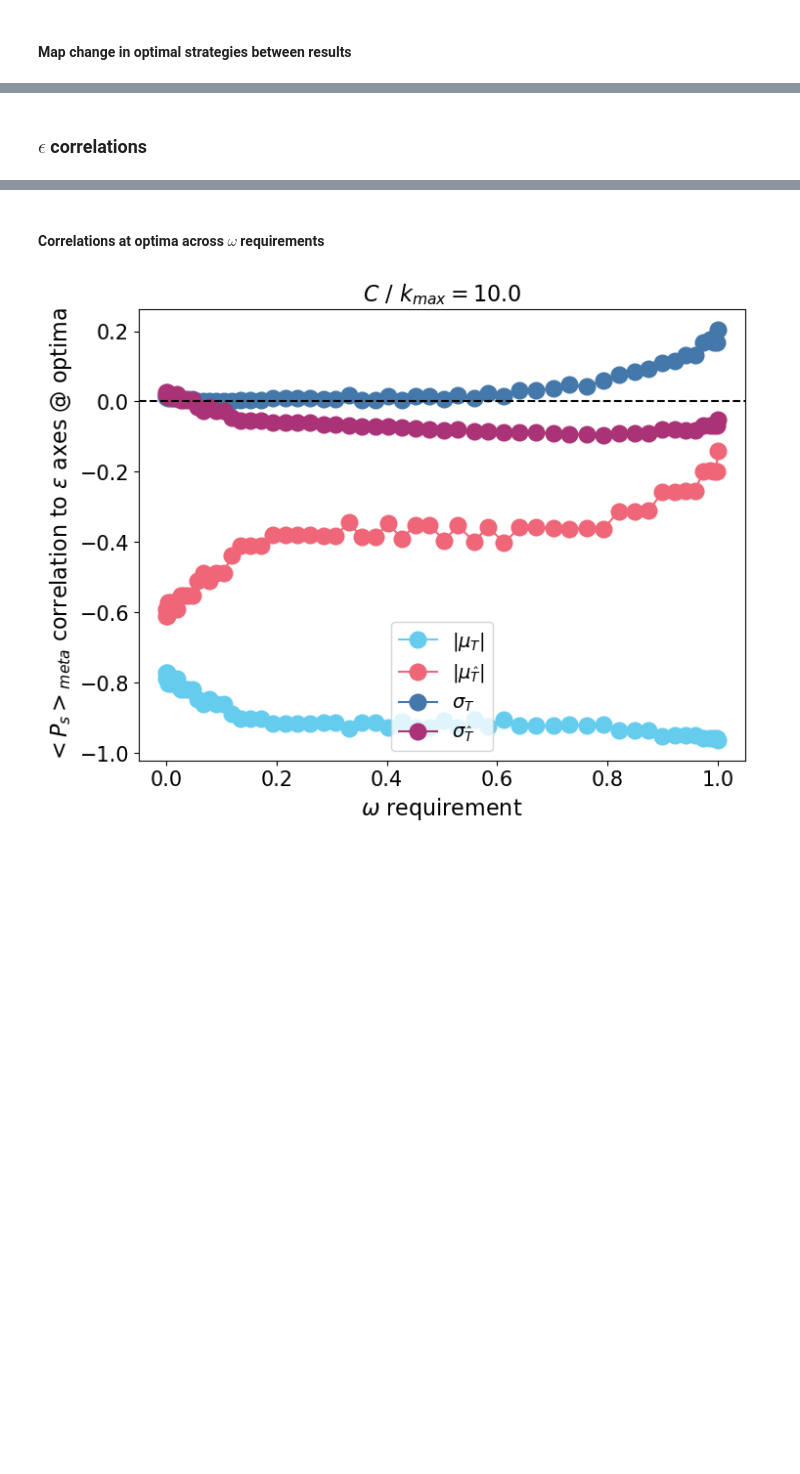
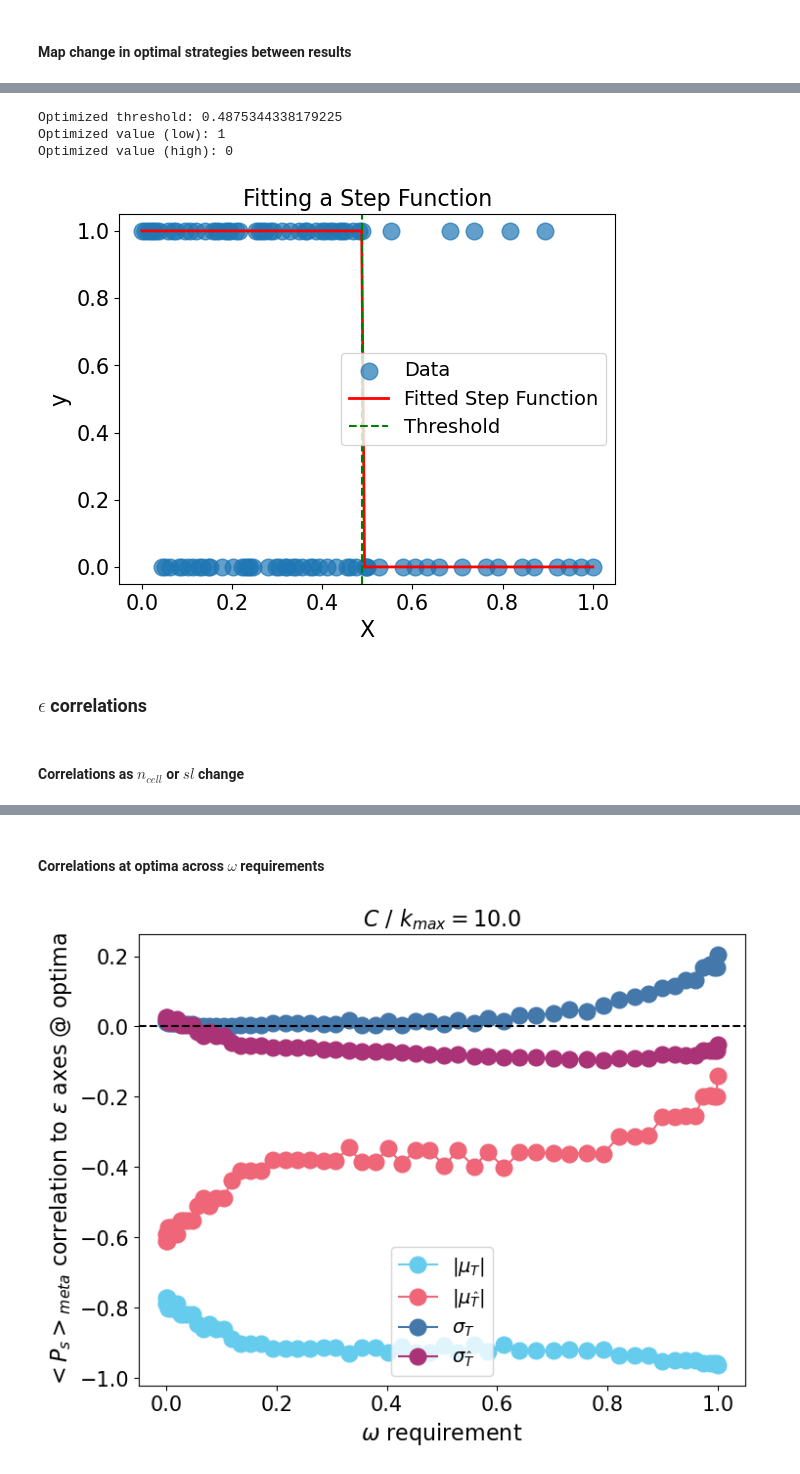
Before and after one commit to patricklawton/TecateCypress, a Jupyter notebook: sensitivity/viz.ipynb, the cells around one changed output, grey strips where cells are left out. Cells and saved outputs as stored; diff of their text form; code cells hidden in the pictures; blank space fills up the shorter version.

```diff
--- a/sensitivity/viz.ipynb
+++ b/sensitivity/viz.ipynb
@@ -397,5 +694,79 @@ ax.set_yticks([])
+# %%
+from scipy.optimize import minimize
+import numpy as np
+import matplotlib.pyplot as plt
+
+# Generate example data
+np.random.seed()
+# X = np.linspace(0, 1, 100)
+X = np.concatenate((np.linspace(0, 0.5, 80), np.linspace(0.5, 1, 20)))
+true_threshold = 0.0
+true_value_low = 1.0
+true_value_high = 2.0
+noise = np.random.normal(scale=0.1, size=X.shape)
+# midpoint = round(X.size / 2)
+midpoint = 80
+sim_p_o = np.concatenate((np.repeat(0.6,midpoint), np.repeat(0.3, X.size - midpoint)))
+# sim_p_o = np.concatenate((np.repeat(0.1,midpoint), np.repeat(0.9, X.size - midpoint)))
+# sim_p_o = np.concatenate((np.repeat(0.0,midpoint), np.repeat(0.75, X.size - midpoint)))
+# sim_p_o = np.repeat(0.05, X.size)
+y = np.random.binomial(1, sim_p_o, 100)
+
+# Define the step function
+def step_function(x, threshold, value_low, value_high):
+    """Step function with threshold and two values."""
+    return np.where(x < threshold, value_low, value_high)
+
+# Define the loss function (mean squared error)
+def mse_loss(params):
+    """Mean squared error for the step function fit."""
+    threshold = params[0]
+    value_low = allowed_values[int(round(params[1]))]
+    value_high = allowed_values[int(round(params[2]))]
+    y_pred = step_function(X, threshold, value_low, value_high)
+    return np.mean((y - y_pred) ** 2)
+
+# List of allowed values for 'value_low' and 'value_high'
+allowed_values = np.array([0, 1])
+# Initial guess for parameters [threshold, value_low, value_high]
+initial_guess = [0.5, 0.5, 0.5]
+# Optimize the parameters
+bounds = [(X.min(), X.max()), (0, allowed_values.size - 1), (0, allowed_values.size - 1)]
+# result = minimize(mse_loss, initial_guess, method='Nelder-Mead', bounds=bounds)
+result = scipy.optimize.differential_evolution(mse_loss, bounds)
+
+# Extract optimized parameters
+optimized_threshold = result.x[0]
+optimized_value_low = allowed_values[int(round(result.x[1]))]
+optimized_value_high = allowed_values[int(round(result.x[2]))]
+
+# Print results
+print("Optimized threshold:", optimized_threshold)
+print("Optimized value (low):", optimized_value_low)
+print("Optimized value (high):", optimized_value_high)
+
+# Plot the data and the fitted step function
+plt.scatter(X, y, label='Data', alpha=0.7)
+plt.plot(
+    X,
+    step_function(X, optimized_threshold, optimized_value_low, optimized_value_high),
+    color='red', label='Fitted Step Function', linewidth=2
+)
+plt.axvline(optimized_threshold, color='green', linestyle='--', label='Threshold')
+plt.legend()
+plt.xlabel('X')
+plt.ylabel('y')
+plt.title('Fitting a Step Function')
+plt.show()
+# %% [output]
+Optimized threshold: 0.4875344338179225
+Optimized value (low): 1
+Optimized value (high): 0
+[figure, added]
 # %% [markdown]
 ### $\epsilon$ correlations
+# %% [markdown]
+#### Correlations as $n_{cell}$ or $sl$ change
 # %%
 fig, ax = plt.subplots(1, figsize=(8,6))
 results_pre = "meta_mean_results"
```
Also changed, not shown: parts of 26 cells of this notebook.
